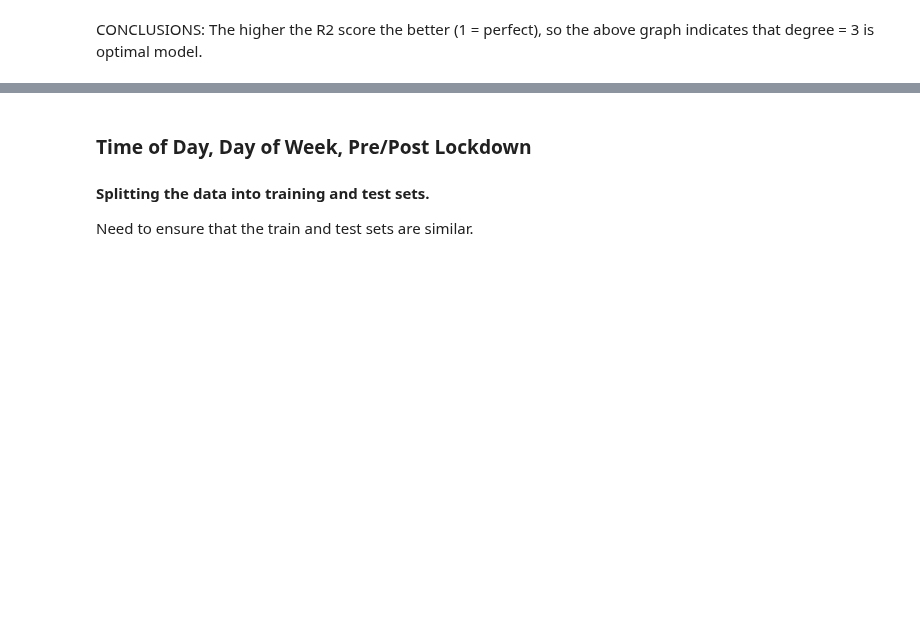
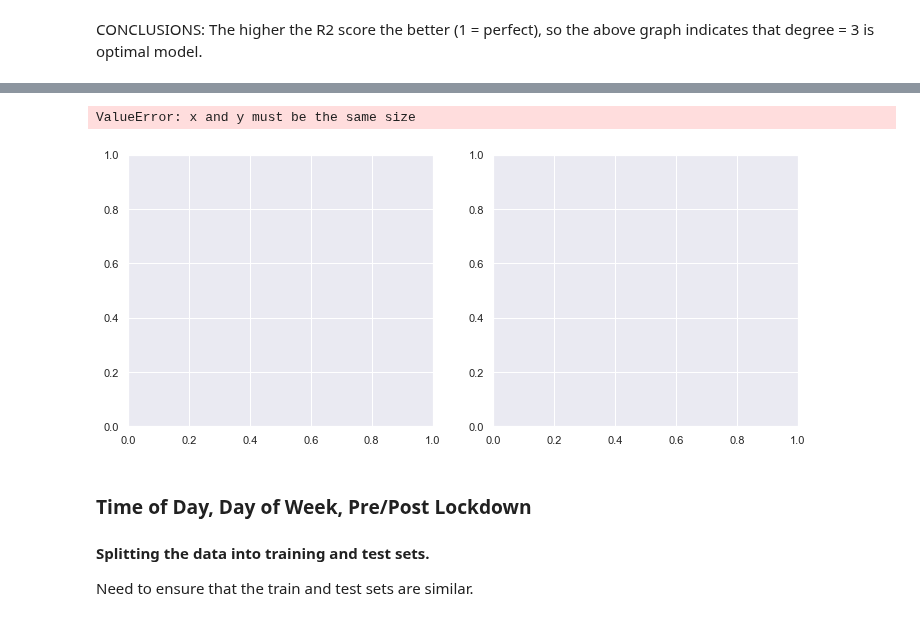
Before and after one commit to serenelc/individual-project-beng, a Jupyter notebook: regression-model.ipynb, the cells around one changed output, grey strips where cells are left out. Drawn from its saved outputs; the diff is of its cells as text; code cells hidden in the pictures; blank space fills up the shorter version.

Commit message:
More regression changes, more data collected

```diff
--- a/regression-model.ipynb
+++ b/regression-model.ipynb
@@ -790,3 +822,45 @@ plt.show()
+# %%
+import operator
+
+x = validation_mult[['Day of Week Encoded', 'Time of Day']]
+sort_axis = operator.itemgetter(0)
+sorted_zip1 = sorted(zip(x, y_pred_mult1), key=sort_axis)
+sorted_zip2 = sorted(zip(x, y_pred_mult2), key=sort_axis)
+sorted_zip3 = sorted(zip(x, y_pred_mult3), key=sort_axis)
+x1, y_pred_1 = zip(*sorted_zip1)
+x2, y_pred_2 = zip(*sorted_zip2)
+x3, y_pred_3 = zip(*sorted_zip3)
+
+# Plot outputs
+fig, ax = plt.subplots(figsize=(12,5), nrows = 1, ncols = 2)
+ax[0].scatter(x, y_test, label = "Actual", s = 10)
+ax[0].plot(x1, y_pred_1, label = "Predicted degree = 1", color = cs[6])
+ax[0].plot(x2, y_pred_2, label = "Predicted degree = 2", color = cs[5])
+ax[0].plot(x3, y_pred_3, label = "Predicted degree = 3", color = cs[3])
+ax[0].set_title("Regression model based on day of week and time of day")
+# ax[0].set_xlabel("Day of Week")
+ax[0].set_ylabel("Predicted journey time (s)")
+ax[0].legend()
+
+ax[1].scatter(y_test, y_pred_mult1, label = "degree = 1", color = cs[6], alpha = 0.5, s = 10)
+ax[1].scatter(y_test, y_pred_mult2, label = "degree = 2", color = cs[5], alpha = 0.5, s = 10)
+ax[1].scatter(y_test, y_pred_mult3, label = "degree = 3", color = cs[3], alpha = 0.5, s = 10)
+ax[1].set_title("Predicted vs actual journey time")
+ax[1].set_xlabel("Actual journey time (s)")
+ax[1].set_ylabel("Predicted journey time (s)")
+ax[1].legend()
+plt.show()
+
+# Plot outputs
+fig, ax = plt.subplots(figsize=(10,5))
+ax.scatter(y_test_mult, y_pred_mult)
+ax.set_title("Predicted vs actual journey time")
+ax.set_xlabel("Actual journey time (s)")
+ax.set_ylabel("Predicted journey time (s)")
+plt.show()
+# %% [output]
+ValueError: x and y must be the same size
+[figure, added]
 # %% [markdown]
 ### Time of Day, Day of Week, Pre/Post Lockdown
 
```
Also changed, not shown: parts of 5 cells of this notebook, 47 other files.
